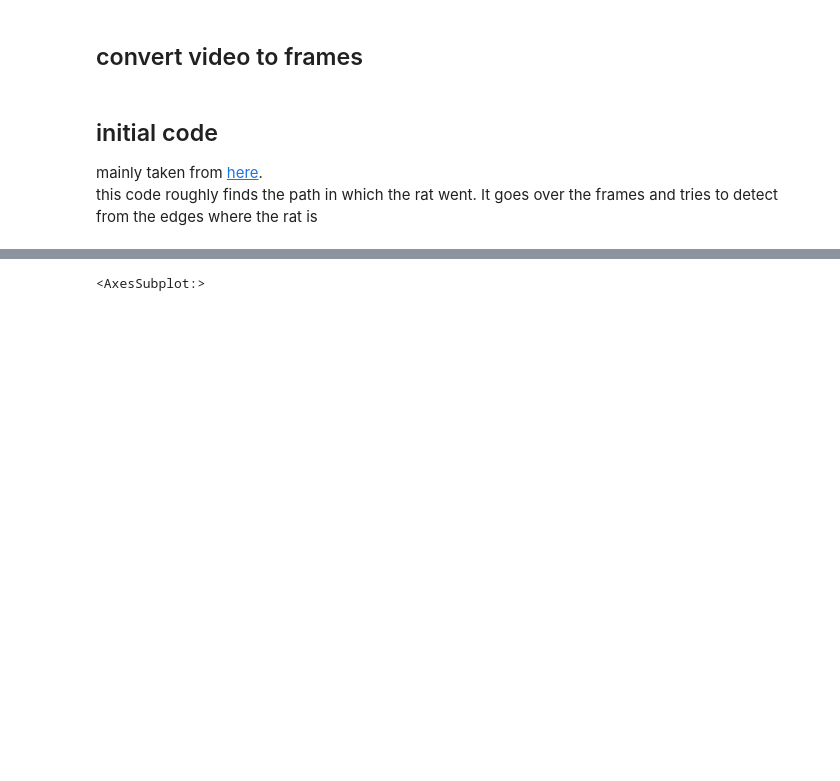
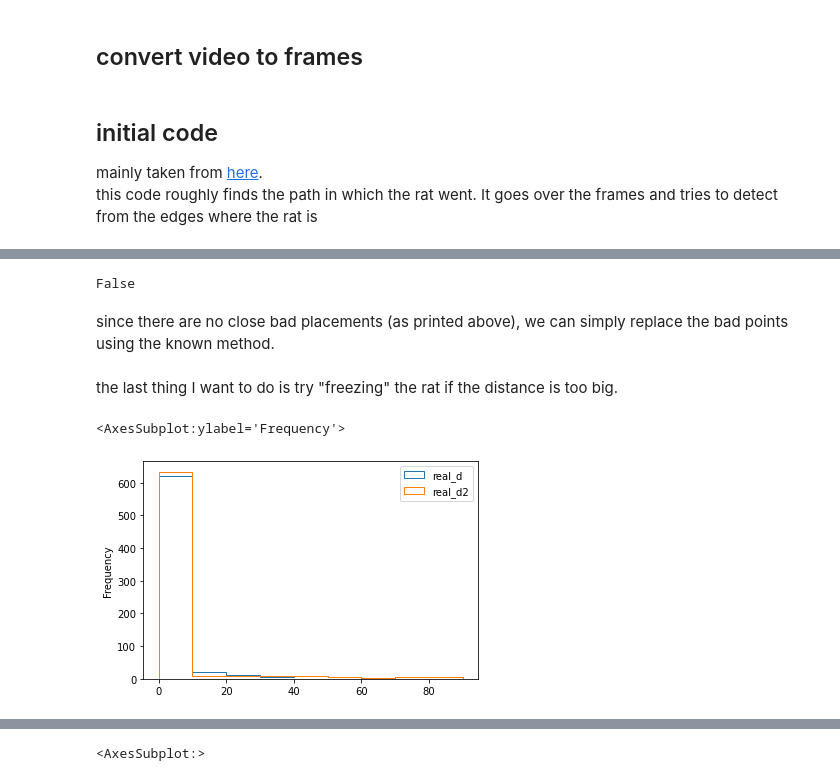
Before and after one commit to bueinat/mouse_tracking, a Jupyter notebook: cv/cv.ipynb, the cells around one changed output, grey strips where cells are left out. Saved outputs shown, nothing was run; the diff lists cells and outputs as text; code cells hidden in the pictures; blank space fills up the shorter version.

```diff
--- a/cv/cv.ipynb
+++ b/cv/cv.ipynb
@@ -352,0 +276,40 @@ dfnose.loc[[x]].reset_index().plot.scatter(x='x', y='y', c='d', cmap='Spectral',
+# %%
+dfnose['replace'] = False
+dfnose.loc[dfnose.query(f'd > {max_d}').index, 'replace'] = True
+print((dfnose.query(f'd > {max_d}').reset_index()['timestep'].diff().dropna() == 1).any())
+# %% [output]
+False
+# %% [markdown]
+since there are no close bad placements (as printed above), we can simply replace the bad points using the known method.
+# %%
+dfnose['new_x'] = dfnose.x
+dfnose['new_y'] = dfnose.y
+
+for idx in dfnose.query('replace').index:
+    if idx < dfnose.index[-1]:
+        new_point = find_closest_local_minima_wrapper(eframes[idx] - eframes[idx-1], nose_pos[idx-1],
+                                                    init_threshold=1)
+        dfnose.loc[idx, 'new_x'] = new_point[0]
+        dfnose.loc[idx, 'new_y'] = new_point[1]
+
+dfnose['new_d'] = np.sqrt(dfnose.new_x.diff() ** 2 + dfnose.new_y.diff() ** 2).fillna(0)
+# %%
+dfnose['real_x'] = dfnose.x
+dfnose.loc[dfnose.d > dfnose.new_d, 'x'] = dfnose.new_x
+dfnose['real_y'] = dfnose.y
+dfnose.loc[dfnose.d > dfnose.new_d, 'y'] = dfnose.new_y
+dfnose['real_d'] = np.sqrt(dfnose.real_x.diff() ** 2 + dfnose.real_y.diff() ** 2).fillna(0)
+dfnose['real_d2'] = np.sqrt(dfnose.real_x.diff() ** 2 + dfnose.real_y.diff() ** 2).fillna(0)
+# %% [markdown]
+the last thing I want to do is try "freezing" the rat if the distance is too big.
+# %%
+# if the mouse is too far, set its position to the previous
+for i in range(10):
+    dfnose.loc[dfnose.eval(f'real_d2 > {max_d}'), ['real_x', 'real_y']] = np.NaN
+    dfnose = dfnose.fillna(method='ffill').fillna(method='bfill')
+    dfnose['real_d2'] = np.sqrt(dfnose.real_x.diff() ** 2 + dfnose.real_y.diff() ** 2).fillna(0)
+# %%
+dfnose[['real_d', 'real_d2']].plot.hist(histtype='step', grid=False, bins=np.arange(0, 100, 10))
+# %% [output]
+<AxesSubplot:ylabel='Frequency'>
+[figure, added]
```
Also changed, not shown: parts of 76 cells of this notebook, 3 other files.
